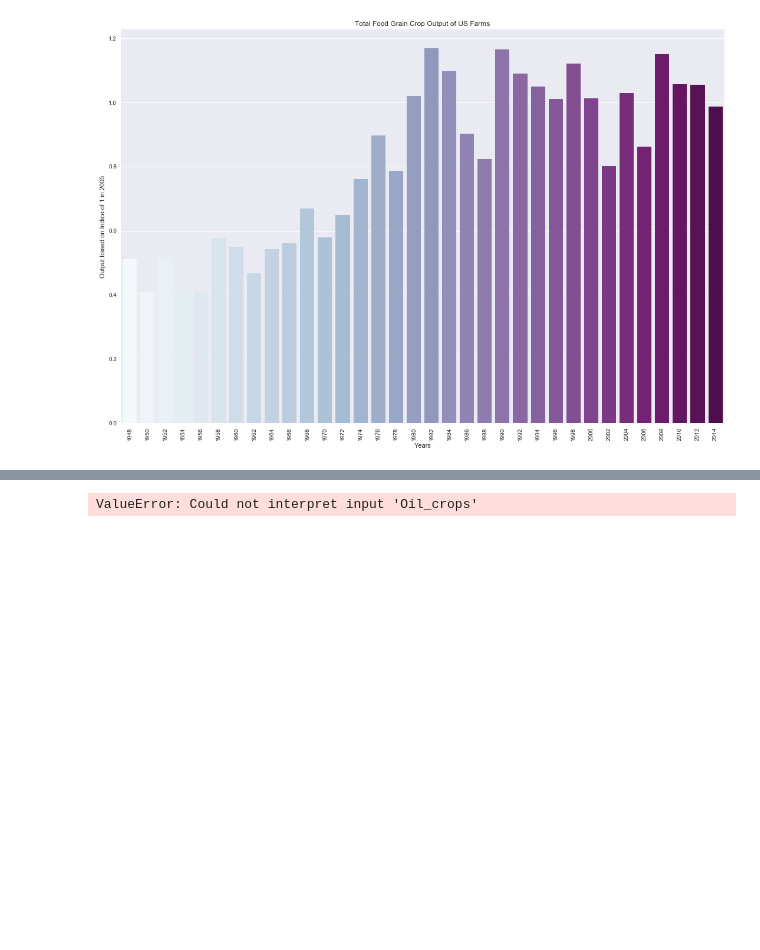
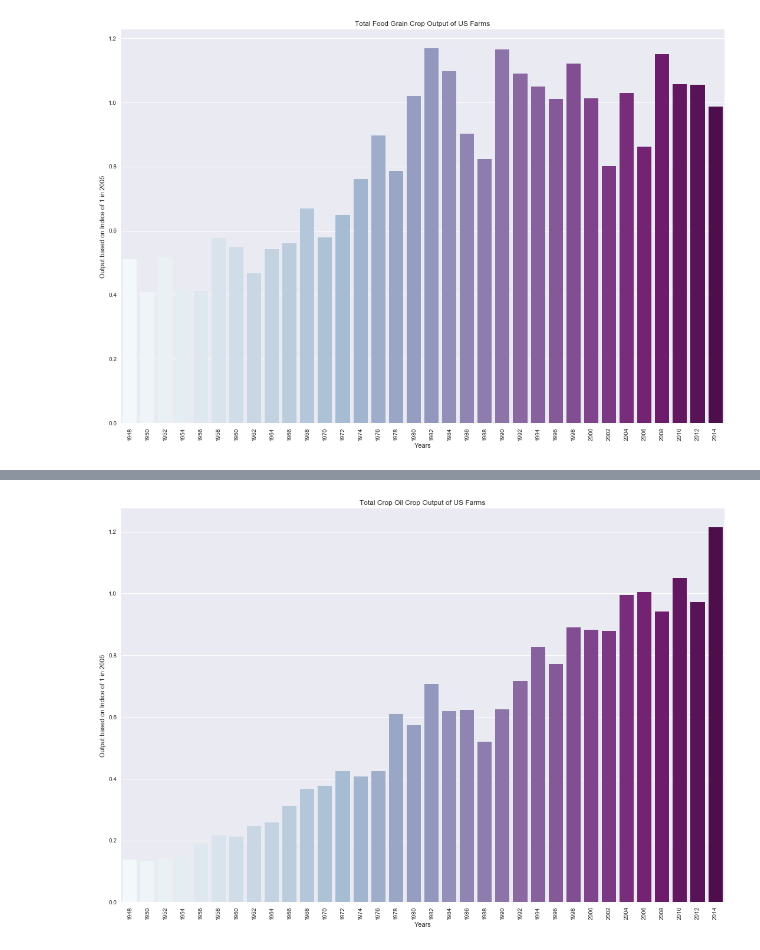
Before and after one commit to Kingbigtiger/class-studies, a Jupyter notebook: Farm In and Out Capstone.ipynb, the cells around one changed output, grey strips where cells are left out. Cells and saved outputs as stored; diff of their text form; code cells hidden in the pictures; blank space fills up the shorter version.

```diff
--- a/Farm In and Out Capstone.ipynb
+++ b/Farm In and Out Capstone.ipynb
@@ -158,11 +158,12 @@ ValueError: Could not interpret input 'Fruit_and_nuts_total'
 # %%
-sns.factorplot(x= "Year", y= "Oil_crops", data= us_farm_dataset, kind="bar",
-               palette="BuPu", size=10, aspect=1.5, order=np.arange(1948, 2014, 2))
+
+sns.factorplot(x= "Year", y= "Crops_Oil_crops", data= us_farm_dataset, kind="bar",
+               palette="BuPu", size=10, aspect=1.5, order=np.arange(1948, 2016, 2))
 plt.xticks(rotation = 90)
-plt.title('Total Food Grain Crop Output of US Farms')
+plt.title('Total Crop Oil Crop Output of US Farms')
 plt.xlabel('Years')
 plt.ylabel('Output based on Indice of 1 in 2005')
 plt.show()
 # %% [output]
-ValueError: Could not interpret input 'Oil_crops'
+[figure, added]
 # %% [markdown]
```
Also changed, not shown: parts of 9 cells of this notebook.
